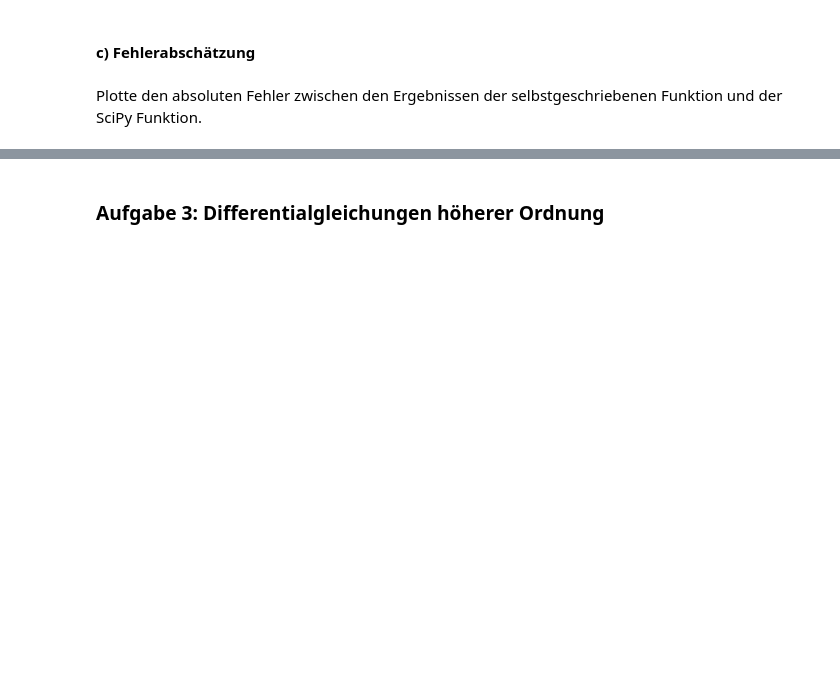
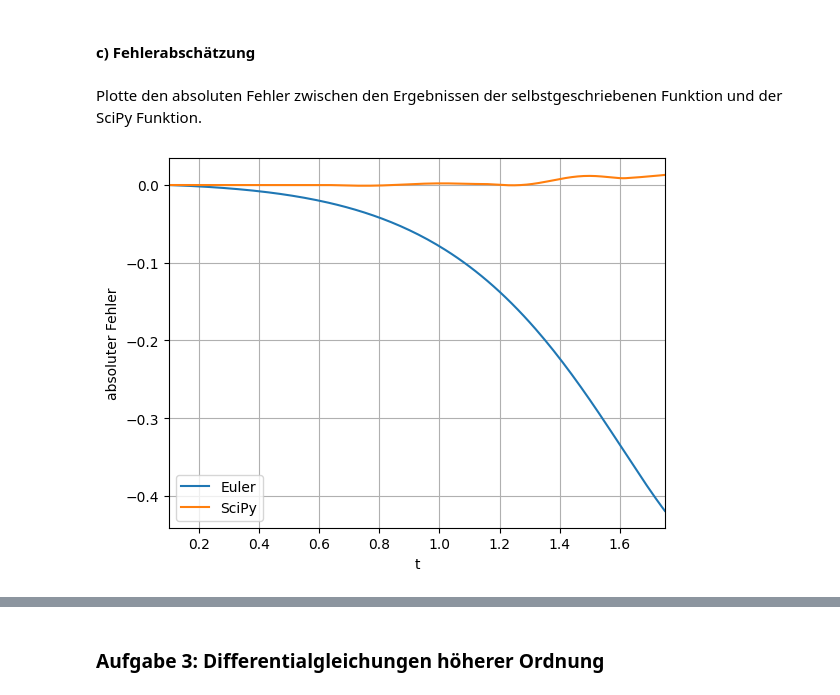
Before and after one commit to visciric/NGDS--Viscio, a Jupyter notebook: 09_DGL/09_Einarbeitung.ipynb, the cells around one changed output, grey strips where cells are left out. Saved outputs shown, nothing was run; the diff lists cells and outputs as text; code cells hidden in the pictures; blank space fills up the shorter version.

```diff
--- a/09_DGL/09_Einarbeitung.ipynb
+++ b/09_DGL/09_Einarbeitung.ipynb
@@ -213,3 +243,16 @@ Damit es einen sinnvollen Vergleich gibt, musst du mit der Option `t_eval=t` die
 #### c) Fehlerabschätzung
 # %% [markdown]
 Plotte den absoluten Fehler zwischen den Ergebnissen der selbstgeschriebenen Funktion und der SciPy Funktion.
+# %%
+euler_error = y - y_wolframalpha
+scipy_error = sol.y[0] - y_wolframalpha
+plt.plot(t, euler_error, label="Euler")
+plt.plot(t, scipy_error, label="SciPy")
+plt.xlabel("t")
+plt.ylabel("absoluter Fehler")
+plt.xlim(t.min(), t.max())
+plt.grid()
+plt.legend()
+plt.show()
+# %% [output]
+[figure, added]
```
Also changed, not shown: parts of 11 cells of this notebook.
